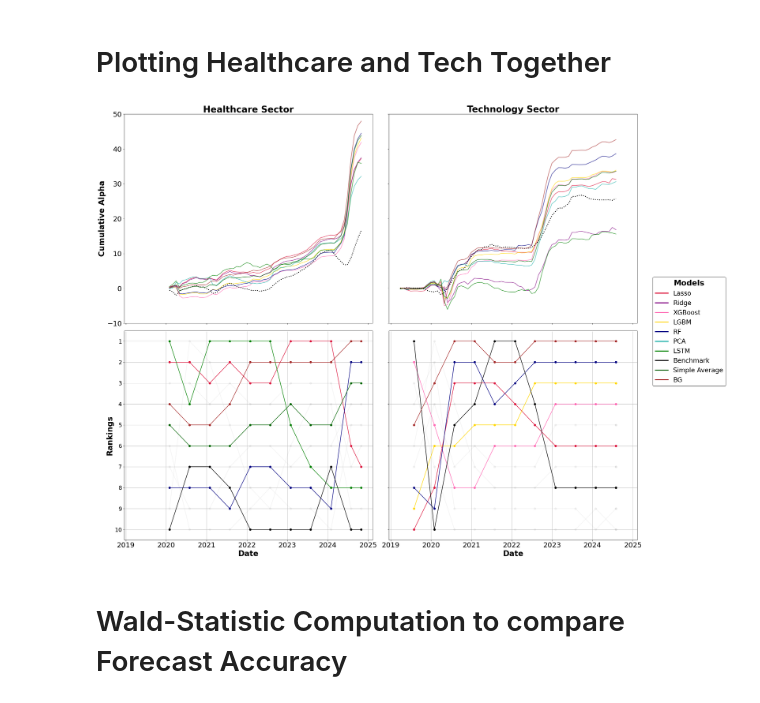
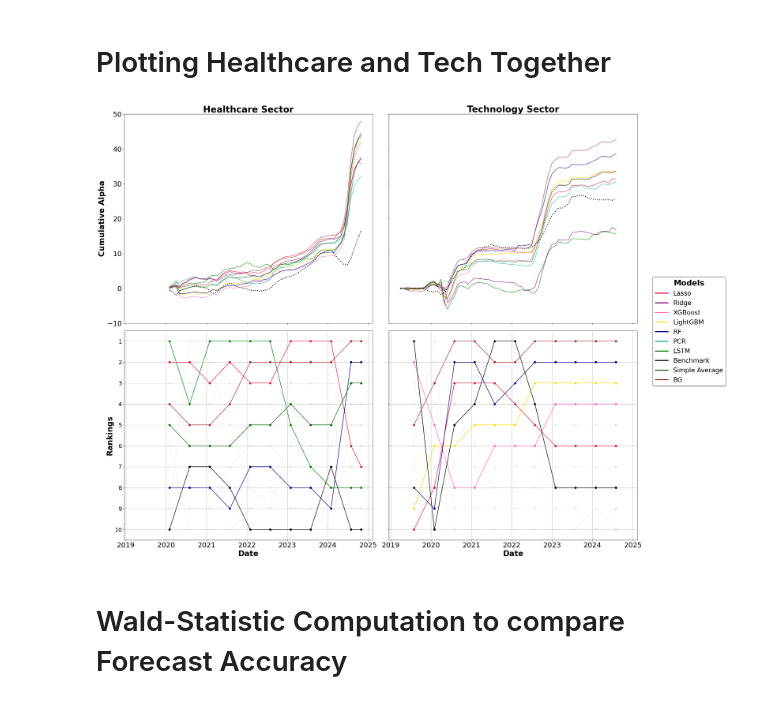
Before and after one commit to willafred/AlphaVision, a Jupyter notebook: alpha_plots.ipynb, the cells around one changed output. Saved outputs shown, nothing was run; the diff lists cells and outputs as text; code cells hidden in the pictures.

```diff
--- a/alpha_plots.ipynb
+++ b/alpha_plots.ipynb
@@ -85,11 +85,11 @@ Plot 1: Metrics Plot by Time
 # Single Plot
 import pandas as pd
 import matplotlib.pyplot as plt
-label_mapping = {'ridge': 'Ridge', 'xgboost': 'XGBoost', 'rf': 'RF', 'pca': 'PCA', 'lasso': 'Lasso',
-                 'lgbm':'LGBM', 'lstm':'LSTM','benchmark_alpha':'Benchmark',
+label_mapping = {'ridge': 'Ridge', 'xgboost': 'XGBoost', 'rf': 'RF', 'pca': 'PCR', 'lasso': 'Lasso',
+                 'lgbm':'LightGBM', 'lstm':'LSTM','benchmark_alpha':'Benchmark',
                  'simple_avg':'Simple Average', 'err_weighted':'BG'}
-color_list = {'Ridge': 'purple', 'XGBoost': 'pink', 'PCA': 'lightseagreen', 'RF': 'navy', 'Lasso':'crimson',
-              'LGBM':'gold', 'LSTM':'green', 'Benchmark':'black',
+color_list = {'Ridge': 'purple', 'XGBoost': 'pink', 'PCR': 'lightseagreen', 'RF': 'navy', 'Lasso':'crimson',
+              'LightGBM':'gold', 'LSTM':'green', 'Benchmark':'black',
               'Simple Average':'darkgreen', 'BG':'brown'}
 
 # Load your data (assuming it's already in a DataFrame named df)
@@ -292,12 +292,12 @@ plot_combined(all_results_tech_clean, plot_difference, outcome_var='rolling_alph
 # Plotting Healthcare and Tech Together
 # %%
 def plot_combined_subplot(df1, df2, plot_difference_fn, outcome_var, color_list1, color_list2):
-    label_mapping = {'ridge': 'Ridge', 'xgboost': 'XGBoost', 'rf': 'RF', 'pca': 'PCA', 'lasso': 'Lasso',
-                     'lgbm':'LGBM', 'lstm':'LSTM','benchmark_alpha':'Benchmark',
+    label_mapping = {'ridge': 'Ridge', 'xgboost': 'XGBoost', 'rf': 'RF', 'pca': 'PCR', 'lasso': 'Lasso',
+                     'lgbm':'LightGBM', 'lstm':'LSTM','benchmark_alpha':'Benchmark',
                      'simple_avg':'Simple Average', 'err_weighted':'BG'}
 
-    color_list = {'Ridge': 'purple', 'XGBoost': 'hotpink', 'PCA': 'lightseagreen', 'RF': 'navy', 'Lasso':'crimson',
-                  'LGBM':'gold', 'LSTM':'green', 'Benchmark':'black',
+    color_list = {'Ridge': 'purple', 'XGBoost': 'hotpink', 'PCR': 'lightseagreen', 'RF': 'navy', 'Lasso':'crimson',
+                  'LightGBM':'gold', 'LSTM':'green', 'Benchmark':'black',
                   'Simple Average':'darkgreen', 'BG':'brown'}
 
     ranking_df1 = plot_difference_fn(df1, outcome_var=outcome_var)
@@ -379,38 +379,38 @@ def plot_combined_subplot(df1, df2, plot_difference_fn, outcome_var, color_list1
         color = color_list2.get(label_mapping[column], 'black')
         alpha = 0.1 if color == "grey" else 1
         axis4.plot(ranking_df2.index, ranking_df2[column], label=label_mapping[column], marker='o', color=color, alpha=alpha)
 
     axis4.set_ylim(0.5, 10.5)
     axis4.set_xlabel('Date', fontsize=24, fontweight='bold')
     axis4.tick_params(axis='x', labelsize=22)
     # axis4.set_ylabel('Rankings', fontsize=16)
     axis4.invert_yaxis()
     # axis4.set_yticks(range(1, 11))
     # axis4.set_yticklabels([str(i) for i in range(1, 11)])
     axis4.grid(True)
     axis4.set_yticklabels([])
     # Common legend
     legend = fig.legend(fontsize=20, loc='center right', bbox_to_anchor=(1.15, 0.5),
                         handles=[handle[0] for handle in custom_legend_handles],
                         labels=[handle[1] for handle in custom_legend_handles],
                         title="Models", title_fontsize=24)
     legend.get_title().set_fontweight('bold')
     legend.get_frame().set_edgecolor('black')
 
     plt.tight_layout()
     plt.show()
 
 # Define color lists
-color_list_healthcare = {'Ridge': 'grey', 'XGBoost': 'grey', 'PCA': 'grey', 'RF': 'navy', 'Lasso': 'crimson',
-                         'LGBM': 'grey', 'LSTM': 'green', 'Benchmark': 'black', 'Simple Average': 'darkgreen', 'BG': 'brown'}
-color_list_tech = {'Ridge': 'grey', 'XGBoost': 'hotpink', 'PCA': 'grey', 'RF': 'navy', 'Lasso': 'crimson',
-                   'LGBM': 'gold', 'LSTM': 'grey', 'Benchmark': 'black', 'Simple Average': 'grey', 'BG': 'brown'}
+color_list_healthcare = {'Ridge': 'grey', 'XGBoost': 'grey', 'PCR': 'grey', 'RF': 'navy', 'Lasso': 'crimson',
+                         'LightGBM': 'grey', 'LSTM': 'green', 'Benchmark': 'black', 'Simple Average': 'darkgreen', 'BG': 'brown'}
+color_list_tech = {'Ridge': 'grey', 'XGBoost': 'hotpink', 'PCR': 'grey', 'RF': 'navy', 'Lasso': 'crimson',
+                   'LightGBM': 'gold', 'LSTM': 'grey', 'Benchmark': 'black', 'Simple Average': 'grey', 'BG': 'brown'}
 
 # Call function for both sectors
 plot_combined_subplot(all_results_healthcare_clean, all_results_tech_clean, plot_difference,
                       outcome_var='rolling_alpha_5f', color_list1=color_list_healthcare, color_list2=color_list_tech)
 # %% [output]
-[figure, old version]
+[figure, new version]
 # %% [markdown]
 # Wald-Statistic Computation to compare Forecast Accuracy
 # %%
```
Also changed, not shown: parts of 1 cell of this notebook.
